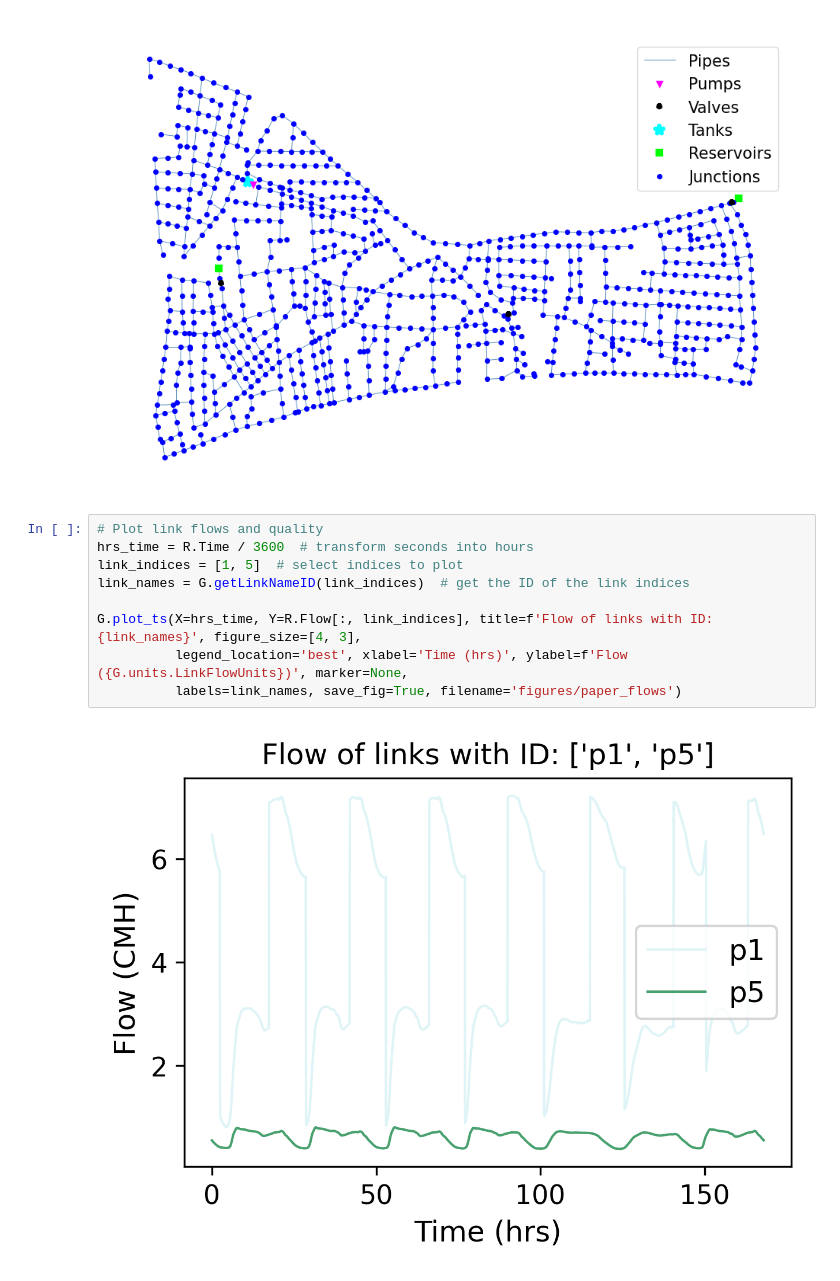
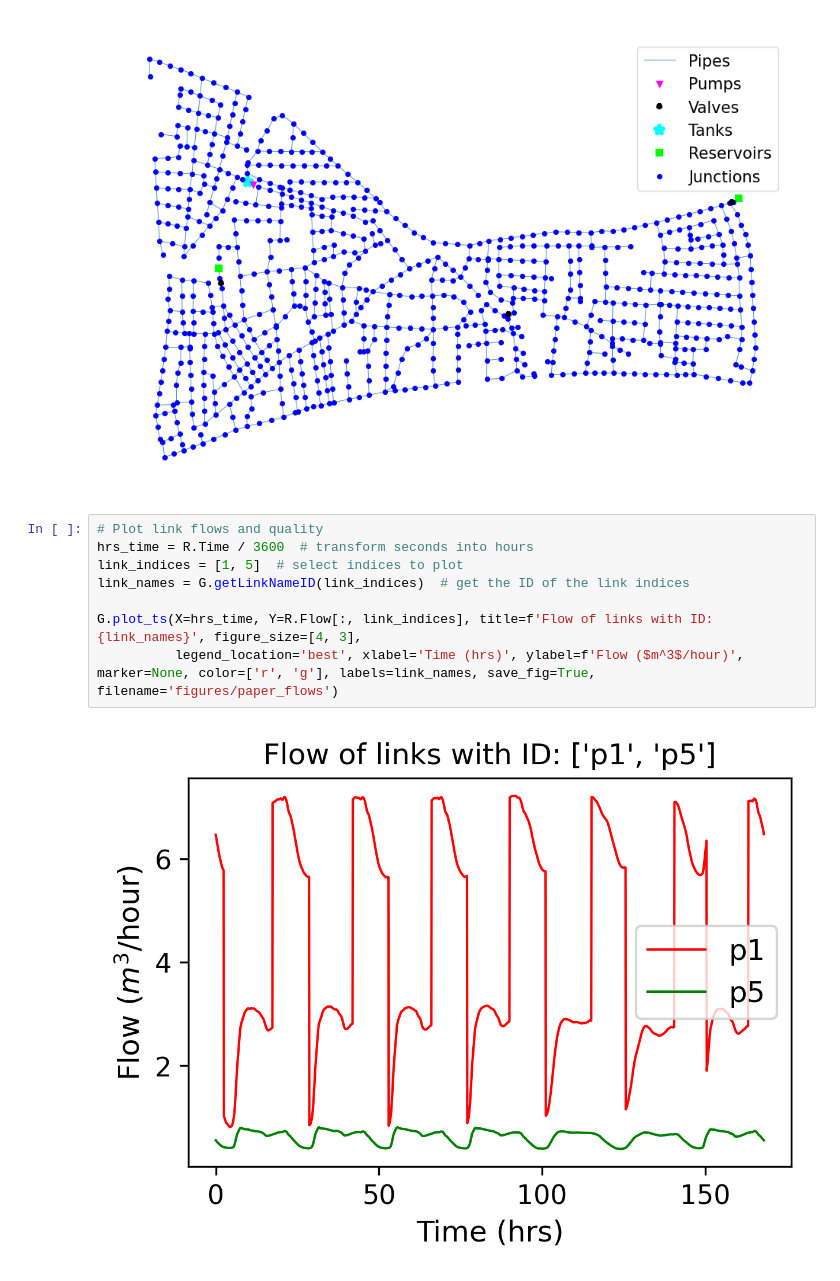
Before and after one commit to OpenWaterAnalytics/EPyT, a Jupyter notebook: paper/joss_paper.ipynb, the cells around one changed output. Drawn from its saved outputs; the diff is of its cells as text.

Commit message:
update based on the last fix in plot_ts

```diff
--- a/paper/joss_paper.ipynb
+++ b/paper/joss_paper.ipynb
@@ -106,11 +106,10 @@ G.plot()
 # %%
 # Plot link flows and quality
 hrs_time = R.Time / 3600  # transform seconds into hours
 link_indices = [1, 5]  # select indices to plot
 link_names = G.getLinkNameID(link_indices)  # get the ID of the link indices
 
 G.plot_ts(X=hrs_time, Y=R.Flow[:, link_indices], title=f'Flow of links with ID: {link_names}', figure_size=[4, 3],
-          legend_location='best', xlabel='Time (hrs)', ylabel=f'Flow ({G.units.LinkFlowUnits})', marker=None,
-          labels=link_names, save_fig=True, filename='figures/paper_flows')
+          legend_location='best', xlabel='Time (hrs)', ylabel=f'Flow ($m^3$/hour)', marker=None, color=['r', 'g'], labels=link_names, save_fig=True, filename='figures/paper_flows')
 # %% [output]
-[figure, old version]
+[figure, new version]
```
Also changed, not shown: 2 other files.
